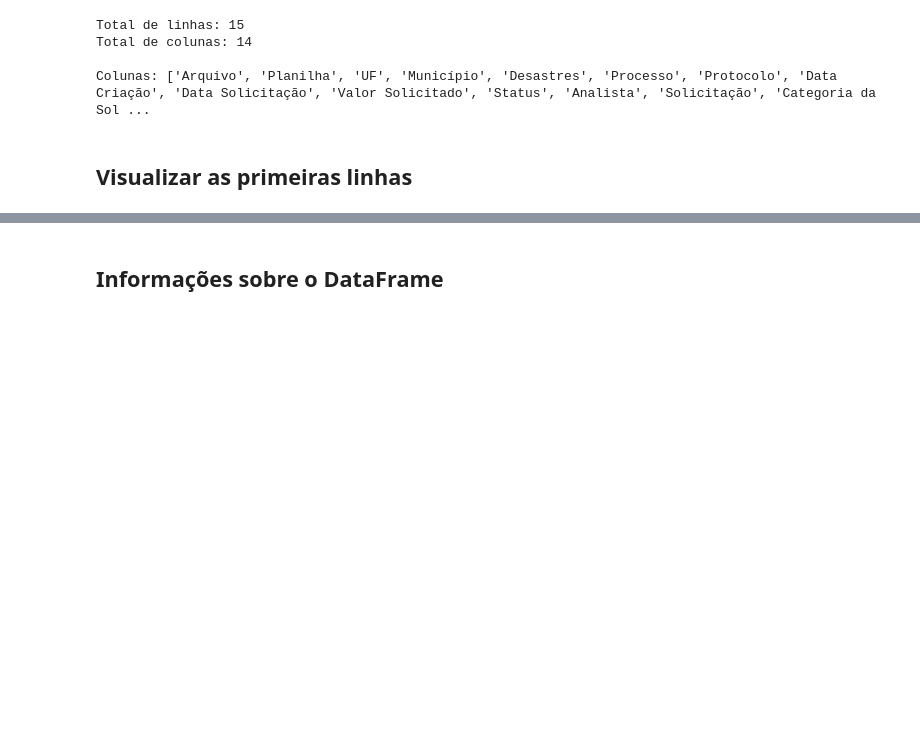
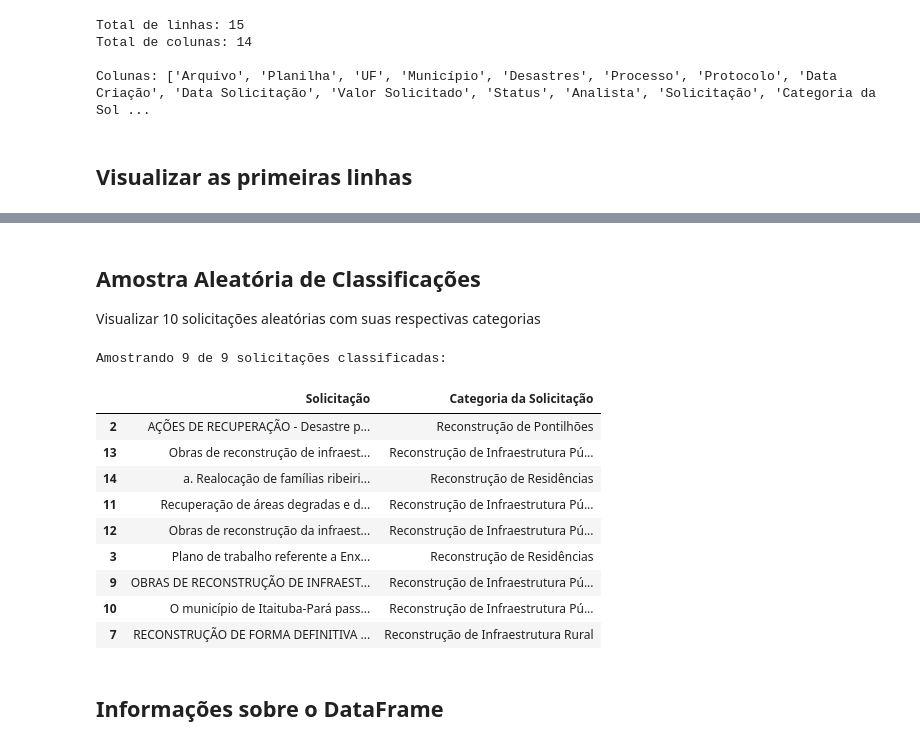
Before and after one commit to nosredna123/enap-mba-cdia-lab3, a Jupyter notebook: inspect_results.ipynb, the cells around one changed output, grey strips where cells are left out. Drawn from its saved outputs; the diff is of its cells as text; code cells hidden in the pictures; blank space fills up the shorter version.

Commit message:
Add random sample visualization to inspection notebook
- New section showing 10 random classified solicitations
- Displays only 'Solicitação' and 'Categoria da Solicitação' columns
- Filters out empty/null values for both columns
- Different random selection on each cell execution (random_state=None)
- Full text display without truncation for better readability

```diff
--- a/inspect_results.ipynb
+++ b/inspect_results.ipynb
@@ -41,6 +41,40 @@ df.head(10)
 | 7 | Relatório Gerencial de Reconstruç... | Acompanhamento | PA | Santa Maria das Barreiras | Enxurradas | 59053.000384/2017-44 | REC-PA-1506583-20170406-01 | 06/04/2017 | 04/05/2017 | ... |
 | 8 | Relatório Gerencial de Reconstruç... | Acompanhamento | PA | Dom Eliseu | Enxurradas | NaN | REC-PA-1502939-20170125-01 | 25/01/2017 | NaN | ... |
 | 9 | Relatório Gerencial de Reconstruç... | Acompanhamento | GO | Catalão | Tempestade Local/Convectiva - Chu... | 59053.000181/2017-58 | REC-GO-5205109-20170222-01 | 22/02/2017 | 22/02/2017 | ... |
+# %% [markdown]
+## Amostra Aleatória de Classificações
+
+Visualizar 10 solicitações aleatórias com suas respectivas categorias
+# %%
+# Filtrar apenas linhas com solicitação e categoria preenchidas
+df_completo = df[
+    df["Solicitação"].notna() &
+    (df["Solicitação"].str.strip() != "") &
+    df["Categoria da Solicitação"].notna() &
+    (df["Categoria da Solicitação"].str.strip() != "")
+].copy()
+
+# Selecionar 10 linhas aleatórias e mostrar apenas as colunas de interesse
+amostra = df_completo[["Solicitação", "Categoria da Solicitação"]].sample(n=min(10, len(df_completo)), random_state=None)
+
+# Configurar display para mostrar texto completo
+pd.set_option('display.max_colwidth', None)
+pd.set_option('display.width', None)
+
+print(f"Amostrando {len(amostra)} de {len(df_completo)} solicitações classificadas:\n")
+amostra
+# %% [output]
+Amostrando 9 de 9 solicitações classificadas:
+|  | Solicitação | Categoria da Solicitação |
+| 2 | AÇÕES DE RECUPERAÇÃO - Desastre p... | Reconstrução de Pontilhões |
+| 13 | Obras de reconstrução de infraest... | Reconstrução de Infraestrutura Pú... |
+| 14 | a. Realocação de famílias ribeiri... | Reconstrução de Residências |
+| 11 | Recuperação de áreas degradas e d... | Reconstrução de Infraestrutura Pú... |
+| 12 | Obras de reconstrução da infraest... | Reconstrução de Infraestrutura Pú... |
+| 3 | Plano de trabalho referente a Enx... | Reconstrução de Residências |
+| 9 | OBRAS DE RECONSTRUÇÃO DE INFRAEST... | Reconstrução de Infraestrutura Pú... |
+| 10 | O município de Itaituba-Pará pass... | Reconstrução de Infraestrutura Pú... |
+| 7 | RECONSTRUÇÃO DE FORMA DEFINITIVA ... | Reconstrução de Infraestrutura Rural |
 # %% [markdown]
 ## Informações sobre o DataFrame
 # %%
```
